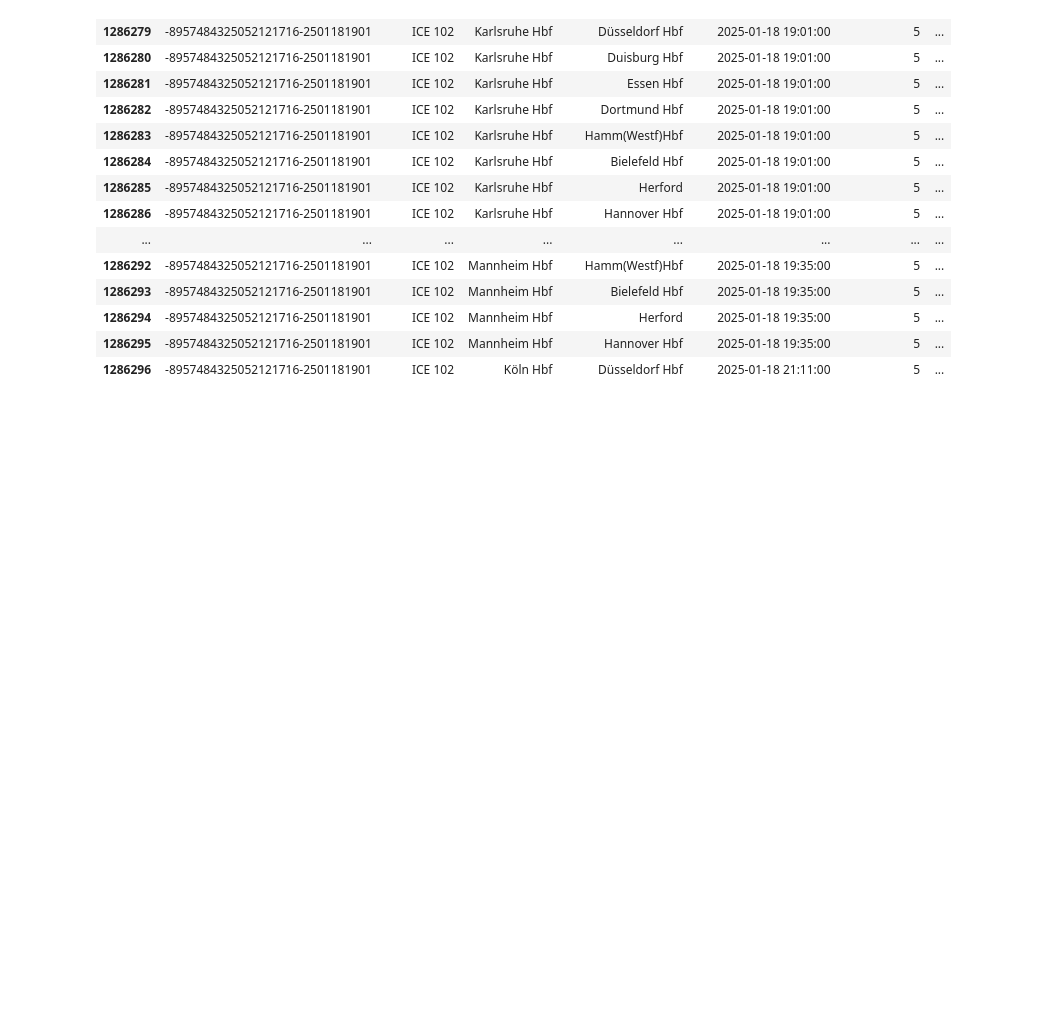
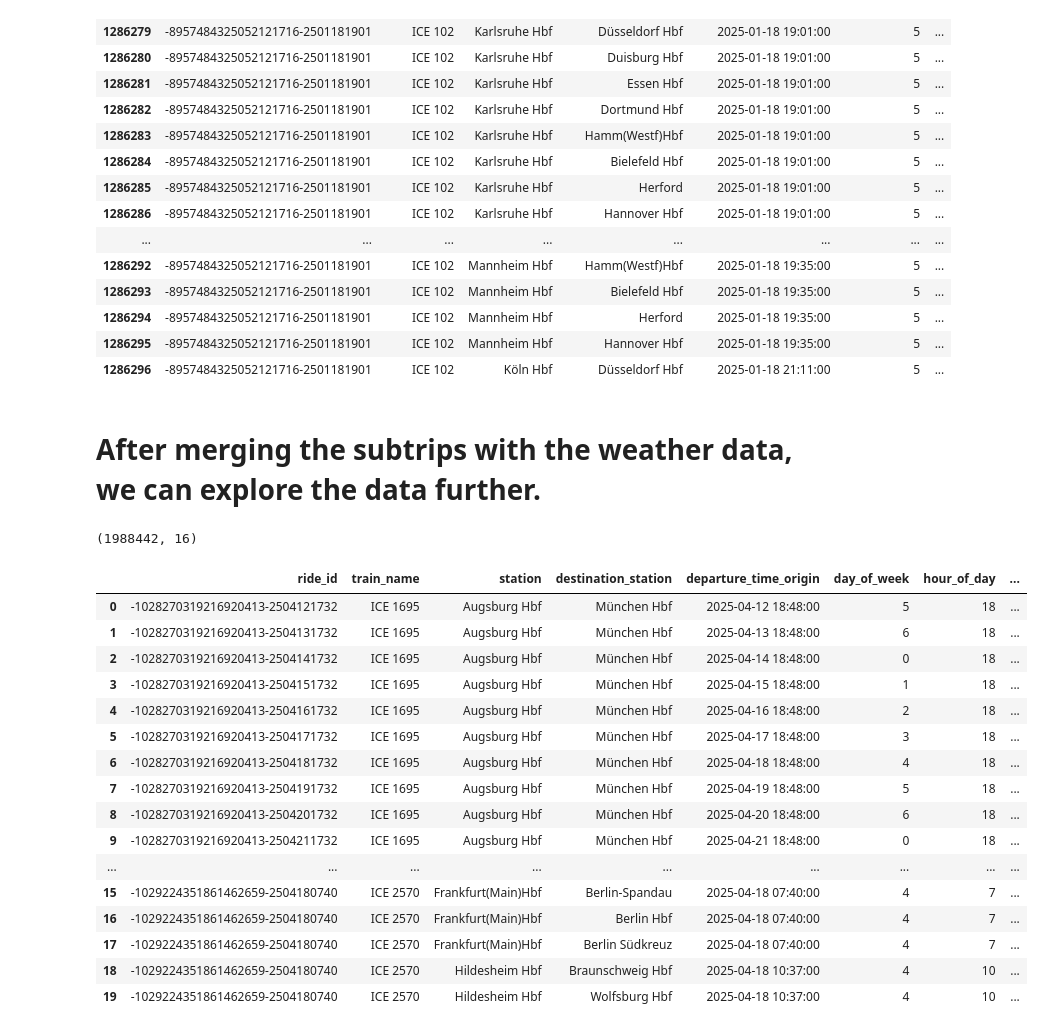
Before and after one commit to TheTastyHanuta/ML-4-B, a Jupyter notebook: src/exploration/exploration.ipynb, the cells around one changed output. Cells and saved outputs as stored; diff of their text form; code cells hidden in the pictures; blank space fills up the shorter version.

Commit message:
Merged weather and bahn data

```diff
--- a/src/exploration/exploration.ipynb
+++ b/src/exploration/exploration.ipynb
@@ -181,3 +181,32 @@ df_subtrips[df_subtrips['train_name'] == "ICE 102"].head(20)
 | 1286294 | -8957484325052121716-2501181901 | ICE 102 | Mannheim Hbf | Herford | 2025-01-18 19:35:00 | 5 | ... |
 | 1286295 | -8957484325052121716-2501181901 | ICE 102 | Mannheim Hbf | Hannover Hbf | 2025-01-18 19:35:00 | 5 | ... |
 | 1286296 | -8957484325052121716-2501181901 | ICE 102 | Köln Hbf | Düsseldorf Hbf | 2025-01-18 21:11:00 | 5 | ... |
+# %% [markdown]
+# After merging the subtrips with the weather data, we can explore the data further.
+# %%
+# Read the merged data
+df_merged = pd.read_parquet('../../data/subtrips_with_weather.parquet')
+# %%
+df_merged.shape
+# %% [output]
+(1988442, 16)
+# %%
+df_merged.head(20)
+# %% [output]
+|  | ride_id | train_name | station | destination_station | departure_time_origin | day_of_week | hour_of_day | ... |
+| 0 | -1028270319216920413-2504121732 | ICE 1695 | Augsburg Hbf | München Hbf | 2025-04-12 18:48:00 | 5 | 18 | ... |
+| 1 | -1028270319216920413-2504131732 | ICE 1695 | Augsburg Hbf | München Hbf | 2025-04-13 18:48:00 | 6 | 18 | ... |
+| 2 | -1028270319216920413-2504141732 | ICE 1695 | Augsburg Hbf | München Hbf | 2025-04-14 18:48:00 | 0 | 18 | ... |
+| 3 | -1028270319216920413-2504151732 | ICE 1695 | Augsburg Hbf | München Hbf | 2025-04-15 18:48:00 | 1 | 18 | ... |
+| 4 | -1028270319216920413-2504161732 | ICE 1695 | Augsburg Hbf | München Hbf | 2025-04-16 18:48:00 | 2 | 18 | ... |
+| 5 | -1028270319216920413-2504171732 | ICE 1695 | Augsburg Hbf | München Hbf | 2025-04-17 18:48:00 | 3 | 18 | ... |
+| 6 | -1028270319216920413-2504181732 | ICE 1695 | Augsburg Hbf | München Hbf | 2025-04-18 18:48:00 | 4 | 18 | ... |
+| 7 | -1028270319216920413-2504191732 | ICE 1695 | Augsburg Hbf | München Hbf | 2025-04-19 18:48:00 | 5 | 18 | ... |
+| 8 | -1028270319216920413-2504201732 | ICE 1695 | Augsburg Hbf | München Hbf | 2025-04-20 18:48:00 | 6 | 18 | ... |
+| 9 | -1028270319216920413-2504211732 | ICE 1695 | Augsburg Hbf | München Hbf | 2025-04-21 18:48:00 | 0 | 18 | ... |
+| ... | ... | ... | ... | ... | ... | ... | ... | ... |
+| 15 | -1029224351861462659-2504180740 | ICE 2570 | Frankfurt(Main)Hbf | Berlin-Spandau | 2025-04-18 07:40:00 | 4 | 7 | ... |
+| 16 | -1029224351861462659-2504180740 | ICE 2570 | Frankfurt(Main)Hbf | Berlin Hbf | 2025-04-18 07:40:00 | 4 | 7 | ... |
+| 17 | -1029224351861462659-2504180740 | ICE 2570 | Frankfurt(Main)Hbf | Berlin Südkreuz | 2025-04-18 07:40:00 | 4 | 7 | ... |
+| 18 | -1029224351861462659-2504180740 | ICE 2570 | Hildesheim Hbf | Braunschweig Hbf | 2025-04-18 10:37:00 | 4 | 10 | ... |
+| 19 | -1029224351861462659-2504180740 | ICE 2570 | Hildesheim Hbf | Wolfsburg Hbf | 2025-04-18 10:37:00 | 4 | 10 | ... |
```
Also changed, not shown: parts of 2 cells of this notebook, 6 other files.
